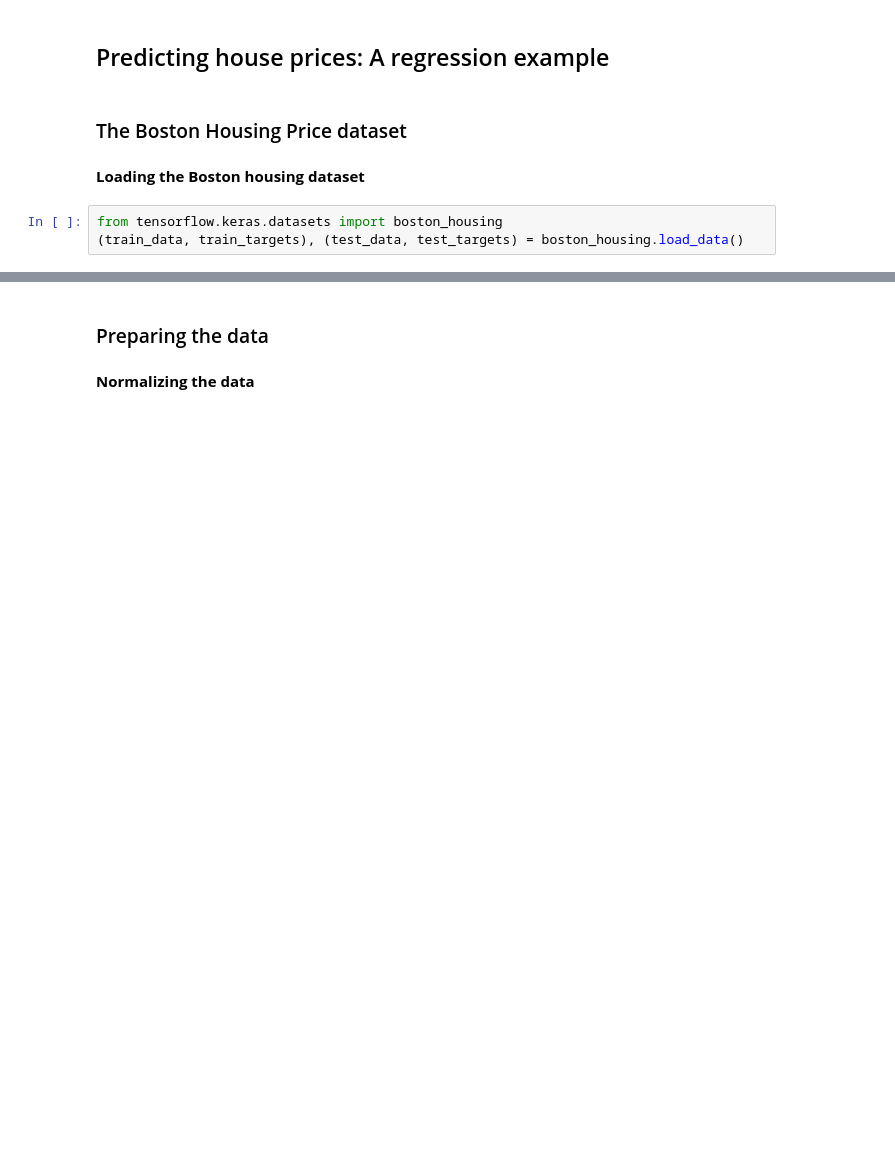
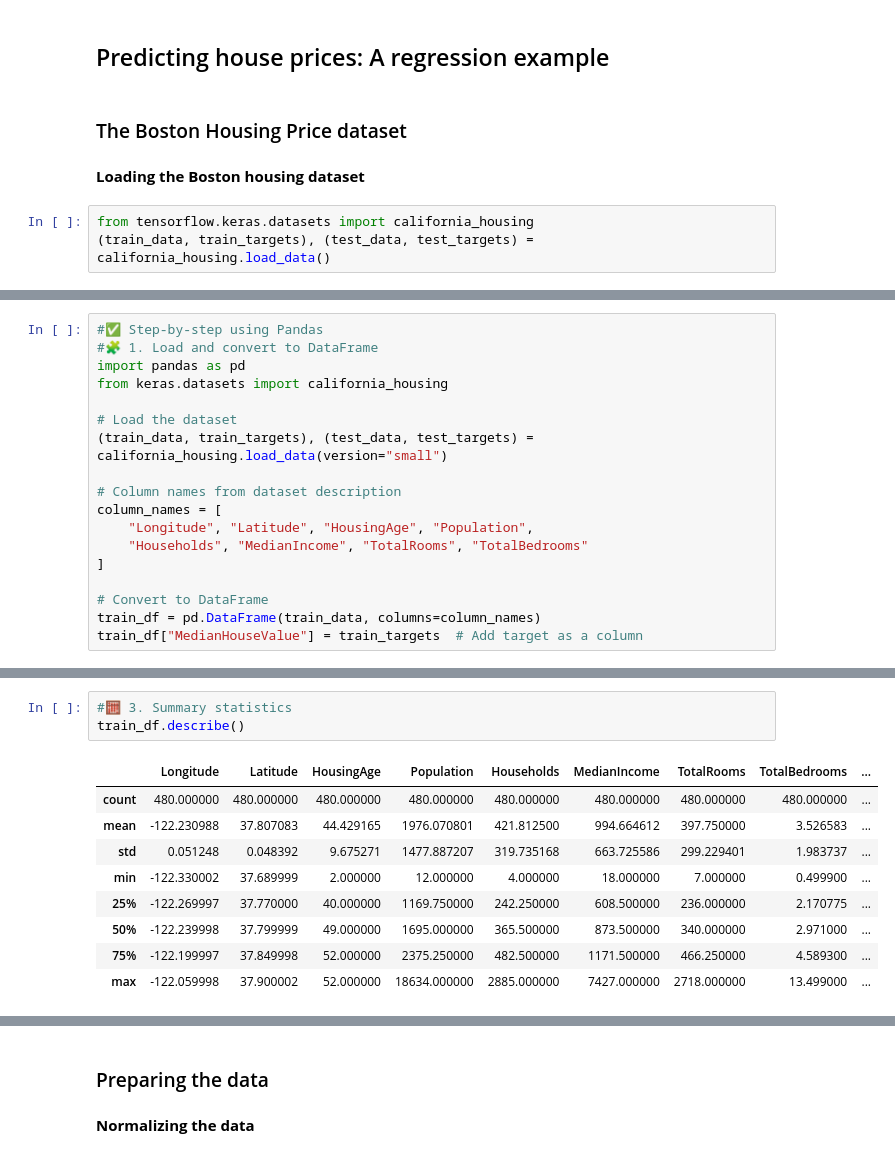
Before and after one commit to PhonxayMax/5_Deep-Learning-with-Python_Francois-Chollet, a Jupyter notebook: CH4_chapter04_getting_started_with_neural_networks.ipynb, the cells around one changed output, grey strips where cells are left out. Saved outputs shown, nothing was run; the diff lists cells and outputs as text; blank space fills up the shorter version.

```diff
--- a/CH4_chapter04_getting_started_with_neural_networks.ipynb
+++ b/CH4_chapter04_getting_started_with_neural_networks.ipynb
@@ -602,5 +702,5 @@ model.fit(partial_x_train,
 # %% [markdown]
 **Loading the Boston housing dataset**
 # %%
-from tensorflow.keras.datasets import boston_housing
-(train_data, train_targets), (test_data, test_targets) = boston_housing.load_data()
+from tensorflow.keras.datasets import california_housing
+(train_data, train_targets), (test_data, test_targets) = california_housing.load_data()
@@ -612,0 +772,18 @@ train_targets
+# %%
+#✅ Step-by-step using Pandas
+#🧩 1. Load and convert to DataFrame
+import pandas as pd
+from keras.datasets import california_housing
+
+# Load the dataset
+(train_data, train_targets), (test_data, test_targets) = california_housing.load_data(version="small")
+
+# Column names from dataset description
+column_names = [
+    "Longitude", "Latitude", "HousingAge", "Population",
+    "Households", "MedianIncome", "TotalRooms", "TotalBedrooms"
+]
+
+# Convert to DataFrame
+train_df = pd.DataFrame(train_data, columns=column_names)
+train_df["MedianHouseValue"] = train_targets  # Add target as a column
@@ -612,0 +800,13 @@ train_targets
+# %%
+#🧮 3. Summary statistics
+train_df.describe()
+# %% [output]
+|  | Longitude | Latitude | HousingAge | Population | Households | MedianIncome | TotalRooms | TotalBedrooms | ... |
+| count | 480.000000 | 480.000000 | 480.000000 | 480.000000 | 480.000000 | 480.000000 | 480.000000 | 480.000000 | ... |
+| mean | -122.230988 | 37.807083 | 44.429165 | 1976.070801 | 421.812500 | 994.664612 | 397.750000 | 3.526583 | ... |
+| std | 0.051248 | 0.048392 | 9.675271 | 1477.887207 | 319.735168 | 663.725586 | 299.229401 | 1.983737 | ... |
+| min | -122.330002 | 37.689999 | 2.000000 | 12.000000 | 4.000000 | 18.000000 | 7.000000 | 0.499900 | ... |
+| 25% | -122.269997 | 37.770000 | 40.000000 | 1169.750000 | 242.250000 | 608.500000 | 236.000000 | 2.170775 | ... |
+| 50% | -122.239998 | 37.799999 | 49.000000 | 1695.000000 | 365.500000 | 873.500000 | 340.000000 | 2.971000 | ... |
+| 75% | -122.199997 | 37.849998 | 52.000000 | 2375.250000 | 482.500000 | 1171.500000 | 466.250000 | 4.589300 | ... |
+| max | -122.059998 | 37.900002 | 52.000000 | 18634.000000 | 2885.000000 | 7427.000000 | 2718.000000 | 13.499000 | ... |
```
Also changed, not shown: parts of 33 cells of this notebook.
